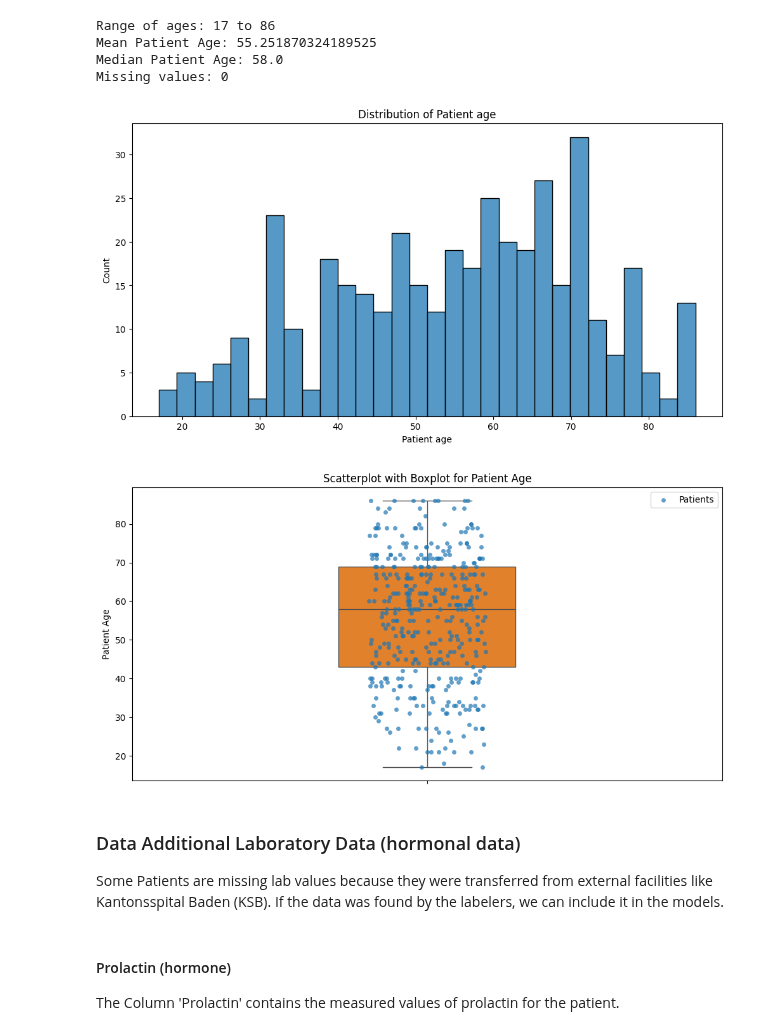
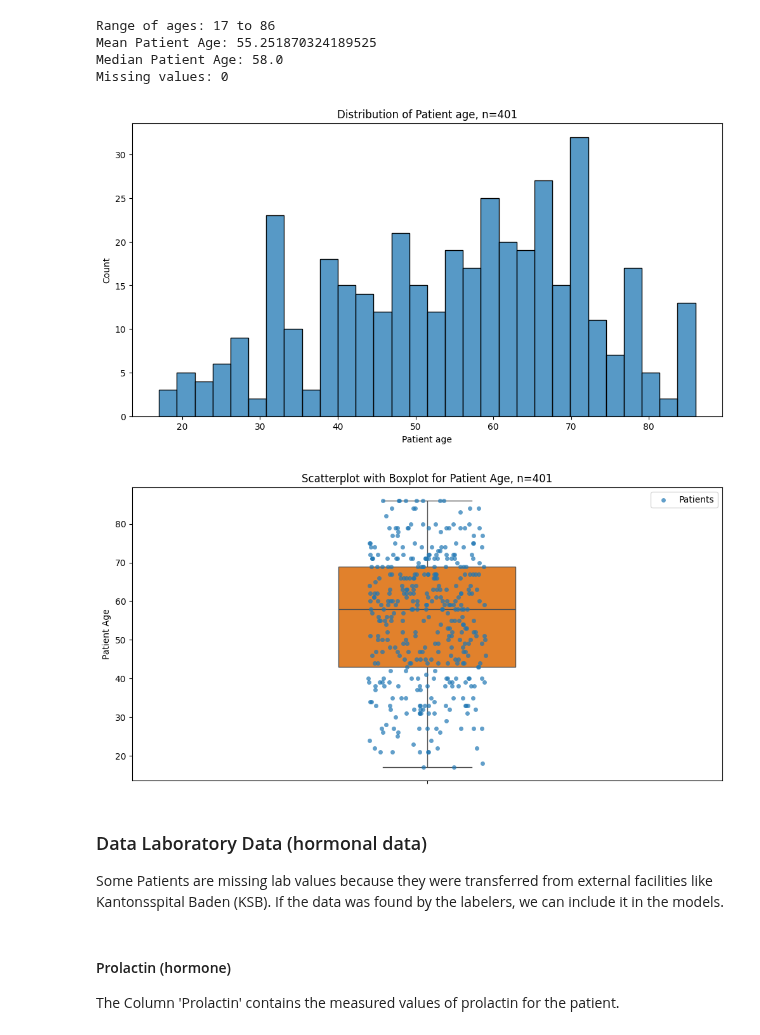
Before and after one commit to tmandelz/classification-prolactinoma, a Jupyter notebook: eda/patient_eda.ipynb, the cells around one changed output. Cells and saved outputs as stored; diff of their text form; code cells hidden in the pictures.

Commit message:
add newest data

```diff
--- a/eda/patient_eda.ipynb
+++ b/eda/patient_eda.ipynb
@@ -331,22 +317,22 @@ Median Patient Age: 58.0
 Missing values: 0
 # %%
 sns.histplot(df[column],bins=30)
-plt.title(f"Distribution of Patient age")
+plt.title(f"Distribution of Patient age, n={len(df[column])}")
 plt.xlabel('Patient age')
 plt.show()
 # %% [output]
-[figure, old version]
+[figure, new version]
 # %%
 sns.stripplot(y=df[column], jitter=True, legend=False,alpha=0.7,label="Patients")
 sns.boxplot(y=df[column], width=0.3)
-plt.title("Scatterplot with Boxplot for Patient Age")
+plt.title(f"Scatterplot with Boxplot for Patient Age, n={len(df[column])}")
 plt.ylabel("Patient Age")
 plt.legend()
 plt.show()
 # %% [output]
-[figure, old version]
+[figure, new version]
 # %% [markdown]
-### Data Additional Laboratory Data (hormonal data)
+### Data Laboratory Data (hormonal data)
 
 Some Patients are missing lab values because they were transferred from external facilities like Kantonsspital Baden (KSB).
 If the data was found by the labelers, we can include it in the models.
```
Also changed, not shown: parts of 42 cells of this notebook, 5 other files.
